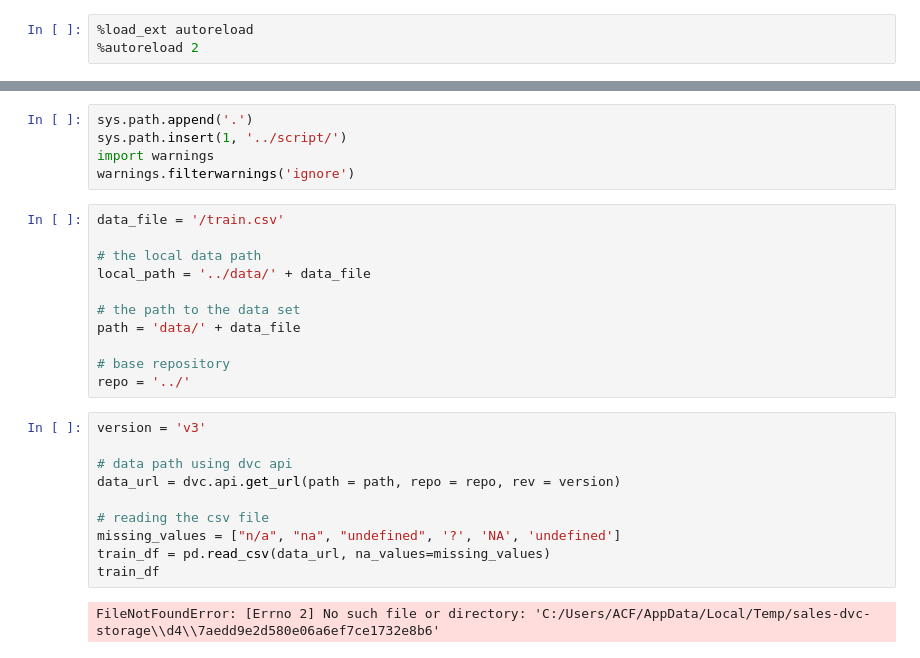
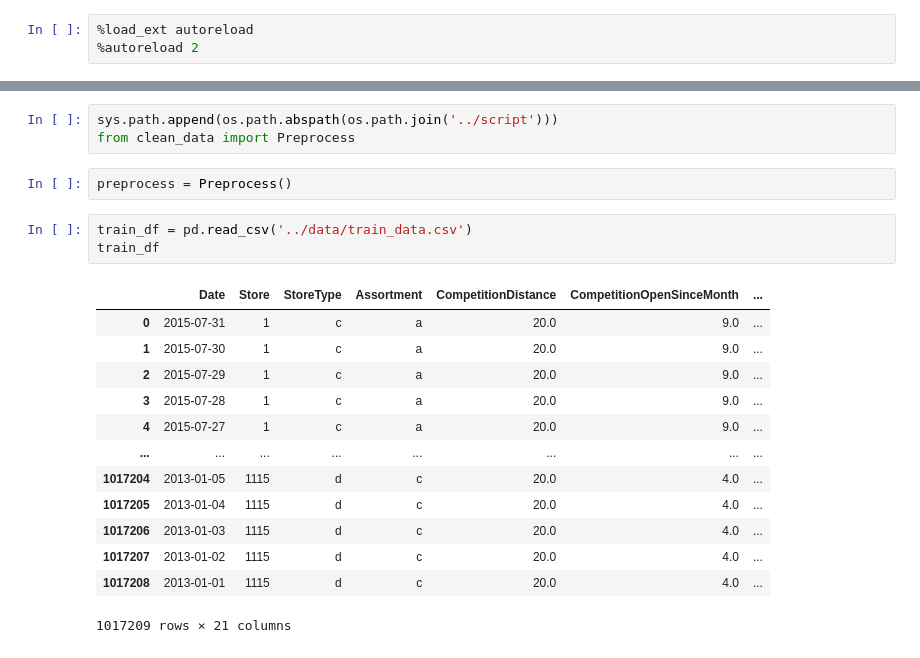
Before and after one commit to BirtukanK/Sales_prediction, a Jupyter notebook: notebook/TrainData_preprocess.ipynb, the cells around one changed output, grey strips where cells are left out. Drawn from its saved outputs; the diff is of its cells as text.

Commit message:
preprocess data for training

```diff
--- a/notebook/TrainData_preprocess.ipynb
+++ b/notebook/TrainData_preprocess.ipynb
@@ -11,28 +10,22 @@ import dvc.api
-# %%
-sys.path.append('.')
-sys.path.insert(1, '../script/')
-import warnings
-warnings.filterwarnings('ignore')
-# %%
-data_file = '/train.csv'
-
-# the local data path
-local_path = '../data/' + data_file
-
-# the path to the data set
-path = 'data/' + data_file
-
-# base repository
-repo = '../'
-# %%
-version = 'v3'
-
-# data path using dvc api
-data_url = dvc.api.get_url(path = path, repo = repo, rev = version)
-
-# reading the csv file
-missing_values = ["n/a", "na", "undefined", '?', 'NA', 'undefined']
-train_df = pd.read_csv(data_url, na_values=missing_values)
-train_df
-# %% [output]
-FileNotFoundError: [Errno 2] No such file or directory: 'C:/Users/ACF/AppData/Local/Temp/sales-dvc-storage\\d4\\7aedd9e2d580e06a6ef7ce1732e8b6'
+# %%
+sys.path.append(os.path.abspath(os.path.join('../script')))
+from clean_data import Preprocess
+# %%
+preprocess = Preprocess()
+# %%
+train_df = pd.read_csv('../data/train_data.csv')
+train_df
+# %% [output]
+|  | Date | Store | StoreType | Assortment | CompetitionDistance | CompetitionOpenSinceMonth | ... |
+| 0 | 2015-07-31 | 1 | c | a | 20.0 | 9.0 | ... |
+| 1 | 2015-07-30 | 1 | c | a | 20.0 | 9.0 | ... |
+| 2 | 2015-07-29 | 1 | c | a | 20.0 | 9.0 | ... |
+| 3 | 2015-07-28 | 1 | c | a | 20.0 | 9.0 | ... |
+| 4 | 2015-07-27 | 1 | c | a | 20.0 | 9.0 | ... |
+| ... | ... | ... | ... | ... | ... | ... | ... |
+| 1017204 | 2013-01-05 | 1115 | d | c | 20.0 | 4.0 | ... |
+| 1017205 | 2013-01-04 | 1115 | d | c | 20.0 | 4.0 | ... |
+| 1017206 | 2013-01-03 | 1115 | d | c | 20.0 | 4.0 | ... |
+| 1017207 | 2013-01-02 | 1115 | d | c | 20.0 | 4.0 | ... |
+| 1017208 | 2013-01-01 | 1115 | d | c | 20.0 | 4.0 | ... |
+1017209 rows × 21 columns
```
Also changed, not shown: parts of 21 cells of this notebook, 3 other files.
